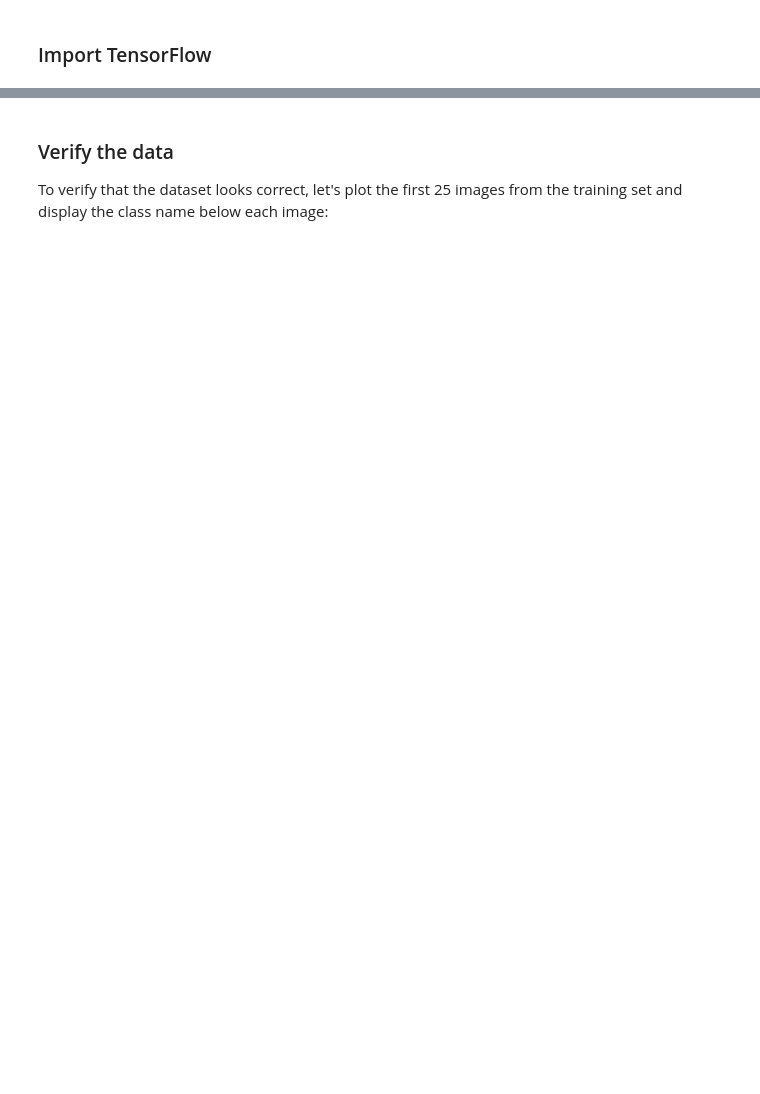
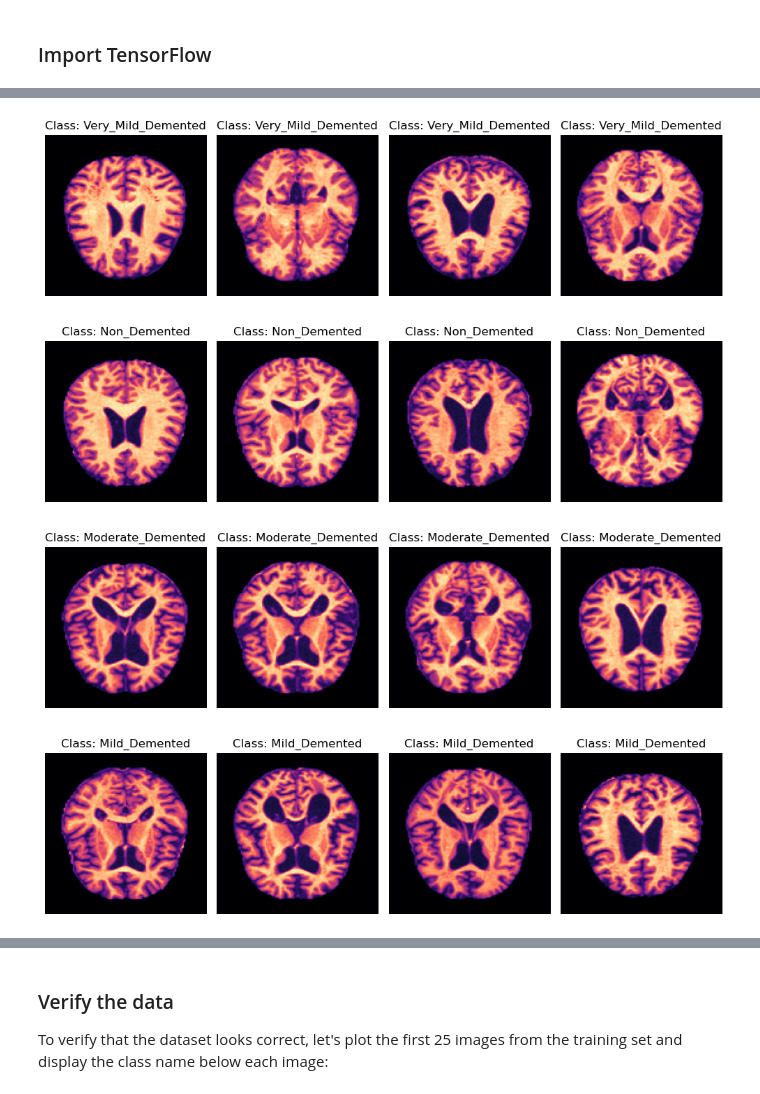
Before and after one commit to p-schulte/ml2024_project, a Jupyter notebook: cnn.ipynb, the cells around one changed output, grey strips where cells are left out. Drawn from its saved outputs; the diff is of its cells as text; code cells hidden in the pictures; blank space fills up the shorter version.

```diff
--- a/cnn.ipynb
+++ b/cnn.ipynb
@@ -51,0 +76,30 @@ The CIFAR10 dataset contains 60,000 color images in 10 classes, with 6,000 image
+# %%
+
+def display_images(label):
+    import random
+    from matplotlib.image import imread
+    from pathlib import PurePath
+
+    fig, axs = plt.subplots(1, 4, figsize=(10, 6), tight_layout=True)
+    axs = axs.ravel()
+
+
+    img_list = random.sample(label, 4)
+
+    for i, img_path in enumerate(img_list):
+        img = imread(img_path)
+        label = PurePath(img_path).parent.name
+        axs[i].set_title(f'Class: {label}', fontsize=12)
+        axs[i].imshow(img, cmap='magma')
+        axs[i].axis('off')
+    plt.show()
+
+display_images(very_mild)
+display_images(non)
+display_images(moderate)
+display_images(mild)
+# %% [output]
+[figure, added]
+[figure, added]
+[figure, added]
+[figure, added]
```
Also changed, not shown: parts of 18 cells of this notebook.
